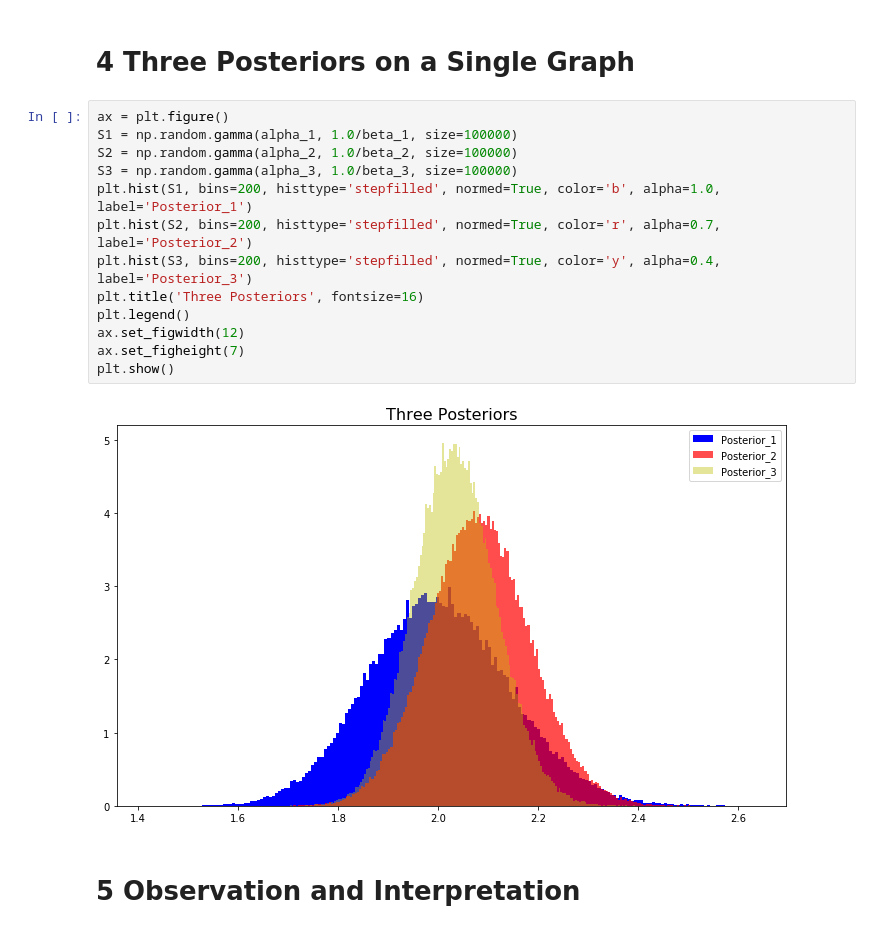
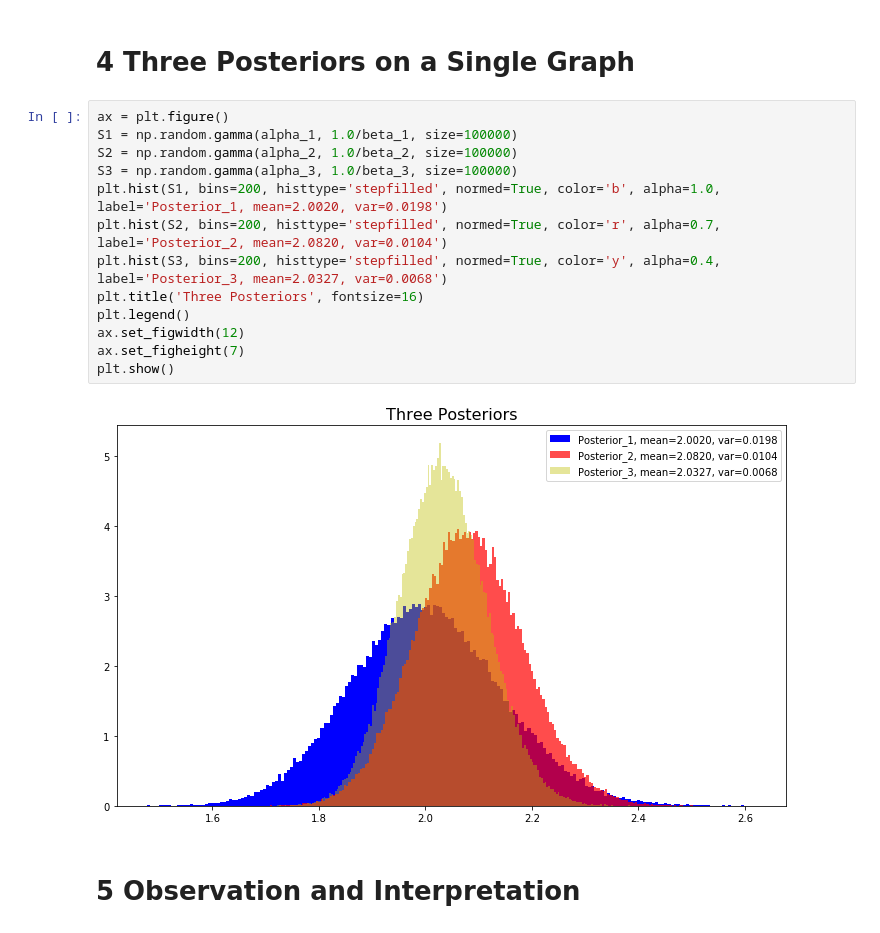
Before and after one commit to caitaozhan/CSE390, a Jupyter notebook: assignment-5/problem_4.ipynb, the cells around one changed output. Drawn from its saved outputs; the diff is of its cells as text.

```diff
--- a/assignment-5/problem_4.ipynb
+++ b/assignment-5/problem_4.ipynb
@@ -84,18 +92,18 @@ draw_gamma(alpha_3, beta_3)
 # %%
 ax = plt.figure()
 S1 = np.random.gamma(alpha_1, 1.0/beta_1, size=100000)
 S2 = np.random.gamma(alpha_2, 1.0/beta_2, size=100000)
 S3 = np.random.gamma(alpha_3, 1.0/beta_3, size=100000)
-plt.hist(S1, bins=200, histtype='stepfilled', normed=True, color='b', alpha=1.0, label='Posterior_1')
-plt.hist(S2, bins=200, histtype='stepfilled', normed=True, color='r', alpha=0.7, label='Posterior_2')
-plt.hist(S3, bins=200, histtype='stepfilled', normed=True, color='y', alpha=0.4, label='Posterior_3')
+plt.hist(S1, bins=200, histtype='stepfilled', normed=True, color='b', alpha=1.0, label='Posterior_1, mean=2.0020, var=0.0198')
+plt.hist(S2, bins=200, histtype='stepfilled', normed=True, color='r', alpha=0.7, label='Posterior_2, mean=2.0820, var=0.0104')
+plt.hist(S3, bins=200, histtype='stepfilled', normed=True, color='y', alpha=0.4, label='Posterior_3, mean=2.0327, var=0.0068')
 plt.title('Three Posteriors', fontsize=16)
 plt.legend()
 ax.set_figwidth(12)
 ax.set_figheight(7)
 plt.show()
 # %% [output]
-[figure, old version]
+[figure, new version]
 # %% [markdown]
 # 5 Observation and Interpretation
 # %% [markdown]
```
Also changed, not shown: parts of 11 cells of this notebook.
